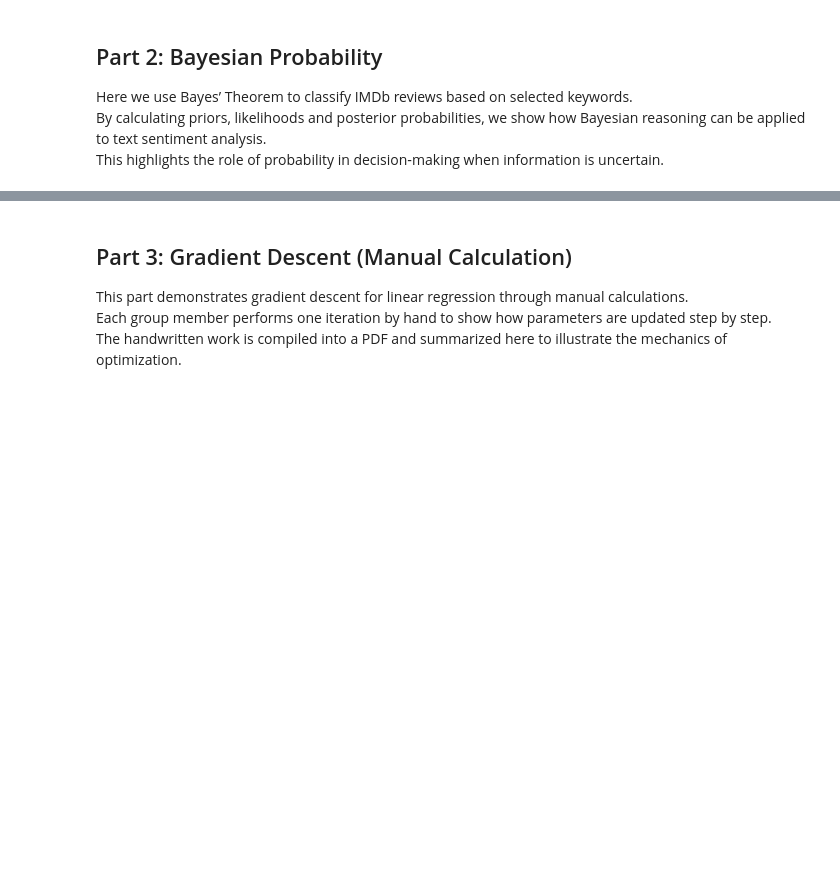
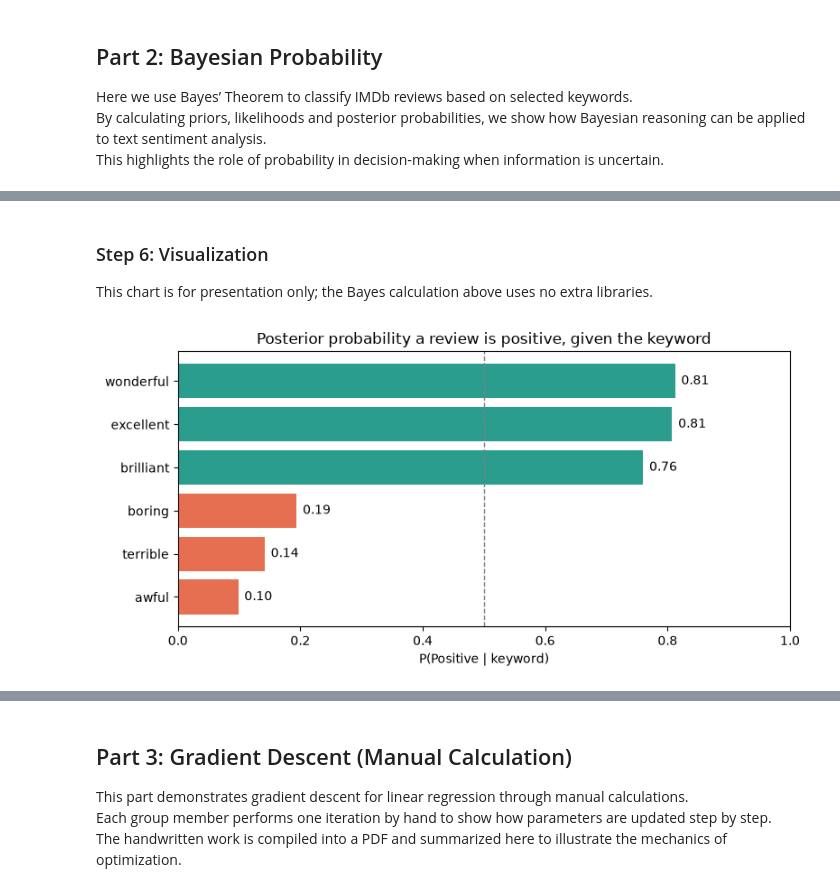
Before and after one commit to Kellia855/Formative3-Group31, a Jupyter notebook: Formative3_Assignment.ipynb, the cells around one changed output, grey strips where cells are left out. Drawn from its saved outputs; the diff is of its cells as text; code cells hidden in the pictures; blank space fills up the shorter version.

```diff
--- a/Formative3_Assignment.ipynb
+++ b/Formative3_Assignment.ipynb
@@ -140,0 +283,10 @@ This highlights the role of probability in decision‑making when information is
+# %%
+results = {}
+for kw in KEYWORDS:
+    probs = bayes_positive_given_keyword(counts, kw)
+    results[kw] = probs
+    display(Markdown(format_keyword_markdown(kw, probs)))
+    ok = abs(probs["posterior"] - probs["direct_ratio"]) < 1e-9
+    display(Markdown(
+        f"*Verification (posterior == positive-with-word / all-with-word): **{ok}***"
+    ))
@@ -140,0 +366,23 @@ This highlights the role of probability in decision‑making when information is
+# %% [markdown]
+### Step 6: Visualization
+
+This chart is for presentation only; the Bayes calculation above uses no extra libraries.
+# %%
+import matplotlib.pyplot as plt
+
+order = sorted(results, key=lambda k: results[k]["posterior"])
+posteriors = [results[k]["posterior"] for k in order]
+colors = ["#2a9d8f" if p >= 0.5 else "#e76f51" for p in posteriors]
+
+plt.figure(figsize=(8, 4))
+plt.barh(order, posteriors, color=colors)
+plt.axvline(0.5, linestyle="--", color="gray", linewidth=1)
+for i, p in enumerate(posteriors):
+    plt.text(p + 0.01, i, f"{p:.2f}", va="center")
+plt.xlim(0, 1)
+plt.xlabel("P(Positive | keyword)")
+plt.title("Posterior probability a review is positive, given the keyword")
+plt.tight_layout()
+plt.show()
+# %% [output]
+[figure, added]
```
Also changed, not shown: parts of 10 cells of this notebook, 1 other file.
